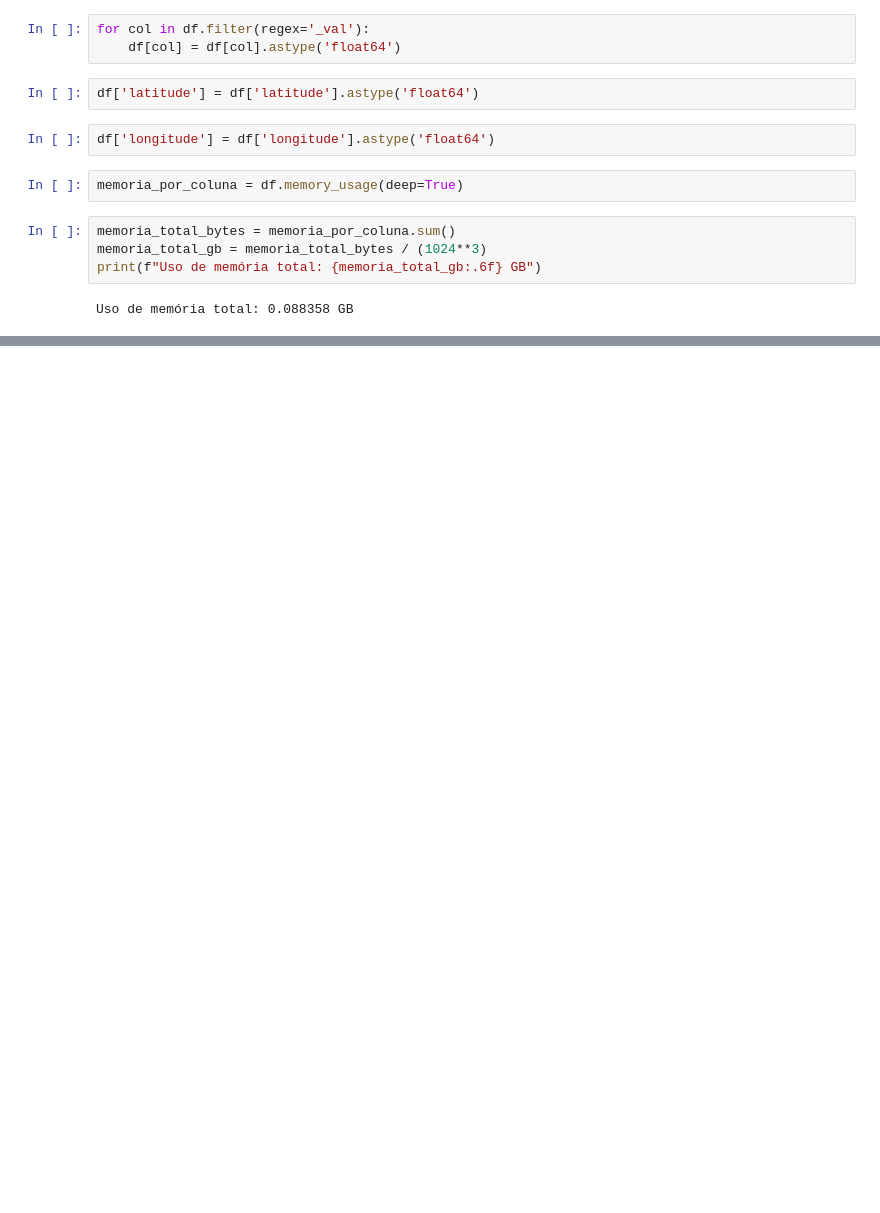
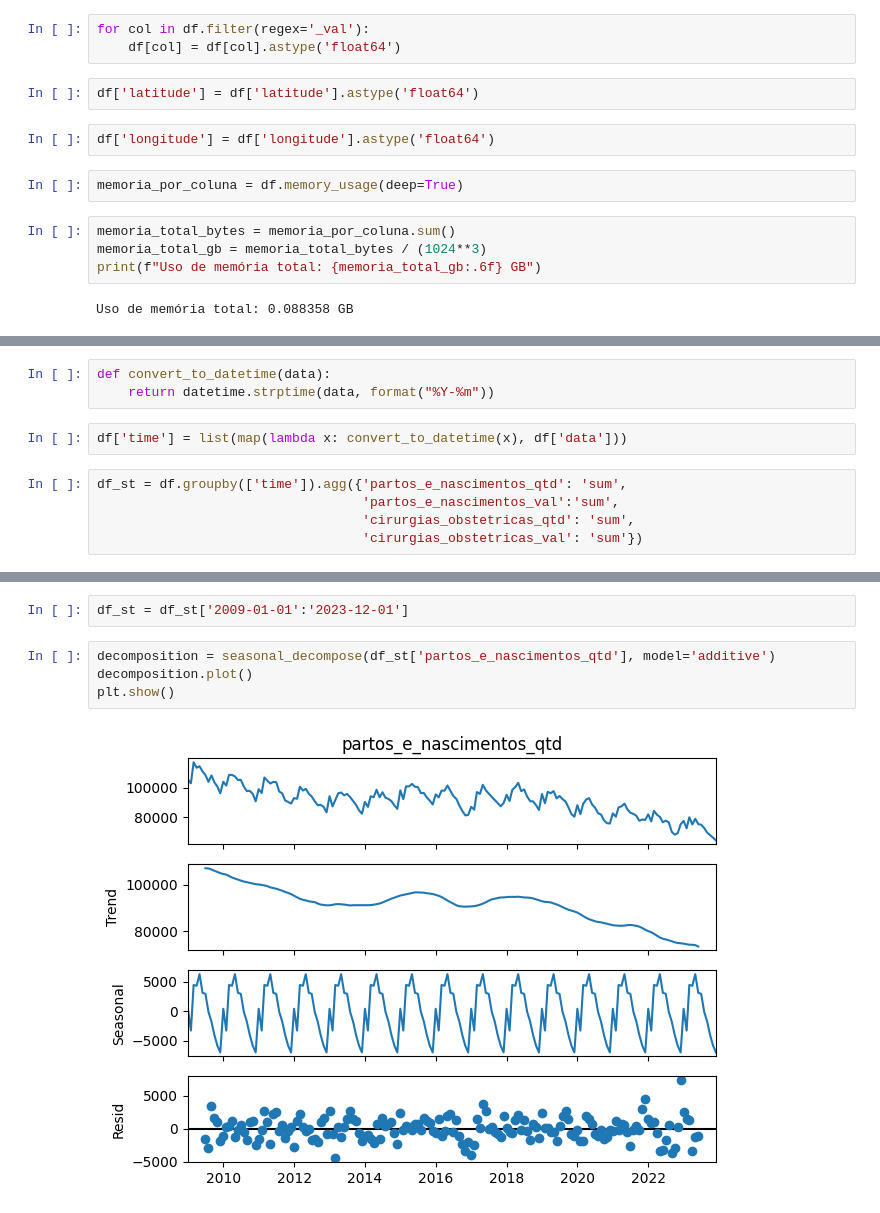
Before and after one commit to linocesar/desafio_ciencia_dados_2, a Jupyter notebook: exploracao.ipynb, the cells around one changed output, grey strips where cells are left out. Drawn from its saved outputs; the diff is of its cells as text; blank space fills up the shorter version.

```diff
--- a/exploracao.ipynb
+++ b/exploracao.ipynb
@@ -260,0 +302,10 @@ df.describe()
+# %%
+def convert_to_datetime(data):
+    return datetime.strptime(data, format("%Y-%m"))
+# %%
+df['time'] = list(map(lambda x: convert_to_datetime(x), df['data']))
+# %%
+df_st = df.groupby(['time']).agg({'partos_e_nascimentos_qtd': 'sum',
+                                  'partos_e_nascimentos_val':'sum',
+                                  'cirurgias_obstetricas_qtd': 'sum',
+                                  'cirurgias_obstetricas_val': 'sum'})
@@ -260,0 +341,8 @@ df.describe()
+# %%
+df_st = df_st['2009-01-01':'2023-12-01']
+# %%
+decomposition = seasonal_decompose(df_st['partos_e_nascimentos_qtd'], model='additive')
+decomposition.plot()
+plt.show()
+# %% [output]
+[figure, added]
```
Also changed, not shown: parts of 15 cells of this notebook, 6 other files.
